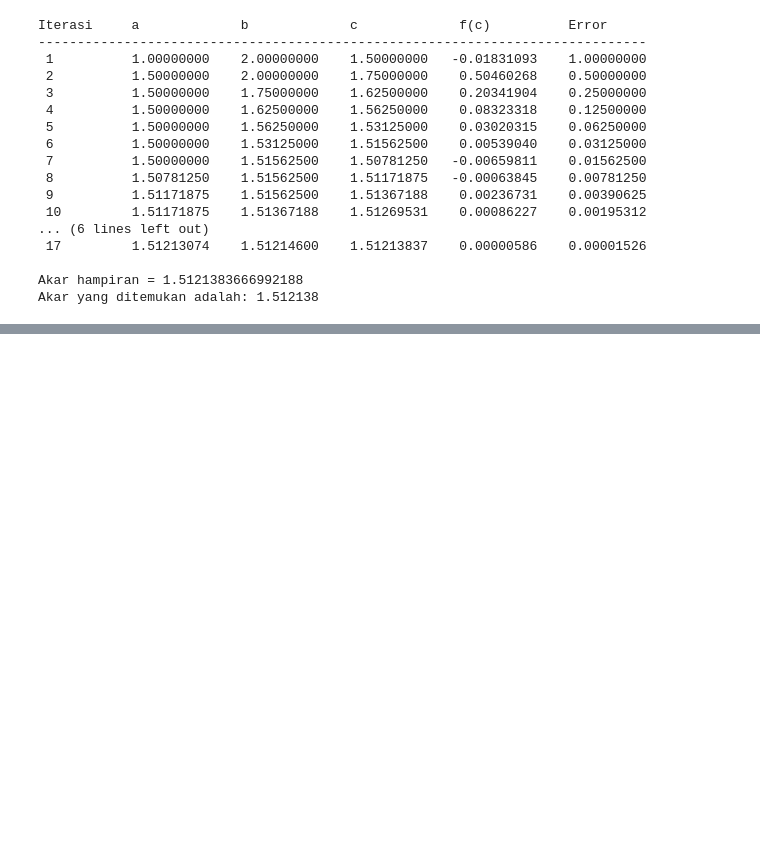
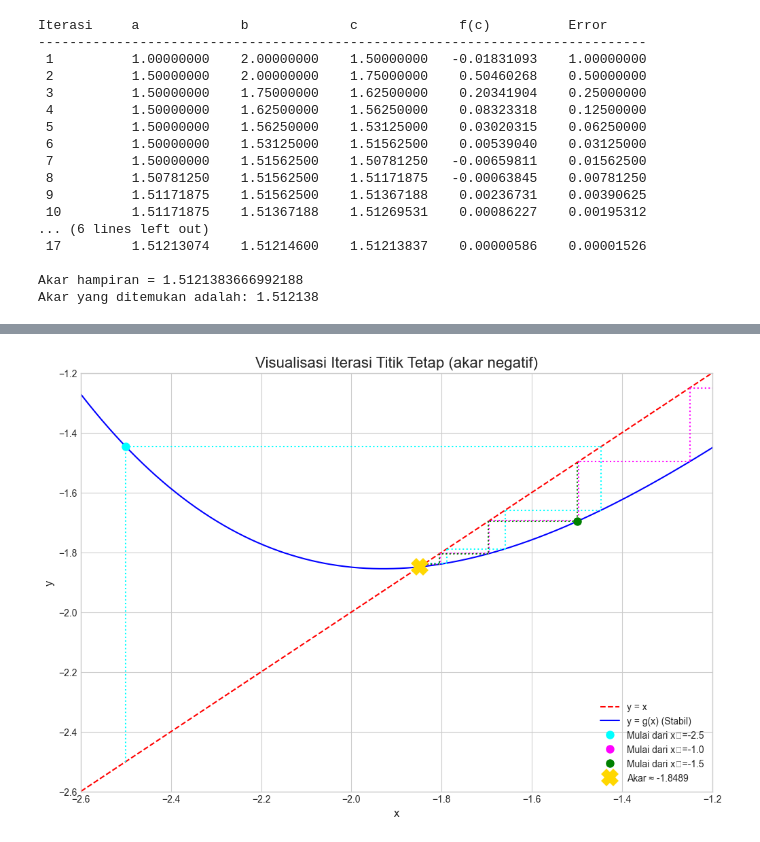
Before and after one commit to EdgarJason/Case-Base-Metode-Numerik, a Jupyter notebook: CaseBaseMetodeNumerik.ipynb, the cells around one changed output, grey strips where cells are left out. Drawn from its saved outputs; the diff is of its cells as text; code cells hidden in the pictures; blank space fills up the shorter version.

```diff
--- a/CaseBaseMetodeNumerik.ipynb
+++ b/CaseBaseMetodeNumerik.ipynb
@@ -114,0 +367,88 @@ Akar yang ditemukan adalah: 1.512138
+# %%
+#NOMOR 5 MENCARI AKAR NEGATIF
+
+import numpy as np
+import matplotlib.pyplot as plt
+from colorama import init, Fore, Style
+
+init(autoreset=True)
+
+def f(x):
+    return x**4 - 2*x**2 + x - 3
+
+def g_negatif(x):
+    return x + 0.05 * (x**4 - 2*x**2 + x - 3)
+
+def fixed_point_iteration(g_func, x0, tol=1e-7, max_iter=100):
+    x = x0
+    history = [x]
+    print(Style.BRIGHT + f"\n--- Pengujian dengan Titik Awal x0 = {x0} ---")
+    print("┌" + "─" * 9 + "┬" + "─" * 20 + "┬" + "─" * 20 + "┐")
+    print(f"│ {'Iterasi':^7} │ {'x_i':^18} │ {'Error Relatif':^18} │")
+    print("├" + "─" * 9 + "┼" + "─" * 20 + "┼" + "─" * 20 + "┤")
+
+    for i in range(max_iter):
+        x_new = g_func(x)
+
+        if np.isnan(x_new):
+            print(f"│ {i+1:<7} │ {'Hasil tidak valid':<39} │")
+            break
+
+        error = abs((x_new - x) / x_new) if x_new != 0 else abs(x_new - x)
+        print(f"│ {i+1:<7} │ {x_new:<18.8f} │ {error:<18.8f} │")
+
+        history.append(x_new)
+
+        if error < tol:
+            print("└" + "─" * 9 + "┴" + "─" * 20 + "┴" + "─" * 20 + "┘")
+            print(Fore.GREEN + f"Konvergensi tercapai pada iterasi ke-{i+1}.")
+            return x_new, history
+
+        x = x_new
+
+    print("└" + "─" * 9 + "┴" + "─" * 20 + "┴" + "─" * 20 + "┘")
+    print(Fore.YELLOW + "Iterasi maksimum tercapai, tidak konvergen.")
+    return None, history
+
+if __name__ == "__main__":
+    starting_points = [-2.5, -1.0, -1.5]
+    results = {}
+
+    for point in starting_points:
+        akar, history = fixed_point_iteration(g_negatif, point)
+        results[point] = {'akar': akar, 'history': history}
+
+    print("\nMenyiapkan satu grafik tunggal...")
+    fig, ax = plt.subplots(figsize=(12, 8))
+
+    x_vals = np.linspace(-3, -1, 400)
+    y_g = g_negatif(x_vals)
+    ax.plot(x_vals, x_vals, 'r--', label='y = x')
+    ax.plot(x_vals, y_g, 'b-', label='y = g(x) (Stabil)')
+
+    colors = ['cyan', 'magenta', 'green']
+
+    for i, (point, data) in enumerate(results.items()):
+        akar = data['akar']
+        hist = data['history']
+
+        if akar is not None:
+            for j in range(len(hist) - 1):
+                ax.plot([hist[j], hist[j]], [hist[j], hist[j+1]], color=colors[i], linestyle=':')
+                ax.plot([hist[j], hist[j+1]], [hist[j+1], hist[j+1]], color=colors[i], linestyle=':')
+            ax.plot(hist[0], g_negatif(hist[0]), 'o', color=colors[i], markersize=8, label=f'Mulai dari x₀={hist[0]}')
+
+    final_akar = results[starting_points[0]]['akar']
+    if final_akar is not None:
+        ax.plot(final_akar, final_akar, 'X', color='gold', markersize=15, markeredgewidth=3, zorder=10, label=f'Akar ≈ {final_akar:.4f}')
+
+    ax.set_title('Visualisasi Iterasi Titik Tetap (akar negatif)', fontsize=16)
+    ax.set_xlabel('x', fontsize=12)
+    ax.set_ylabel('y', fontsize=12)
+    ax.set_xlim(-2.6, -1.2)
+    ax.set_ylim(-2.6, -1.2)
+    ax.legend()
+    ax.grid(True)
+
+    plt.show()
+# %% [output]
@@ -114,0 +472 @@ Akar yang ditemukan adalah: 1.512138
+[figure, added]
```
Also changed, not shown: parts of 8 cells of this notebook.
